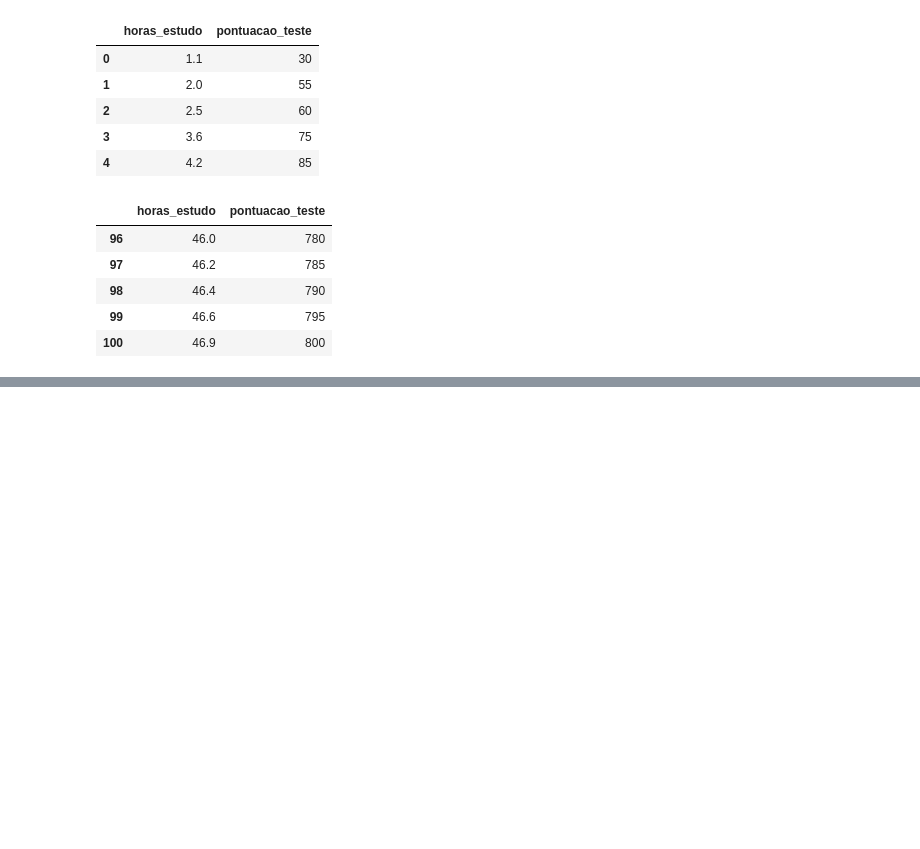
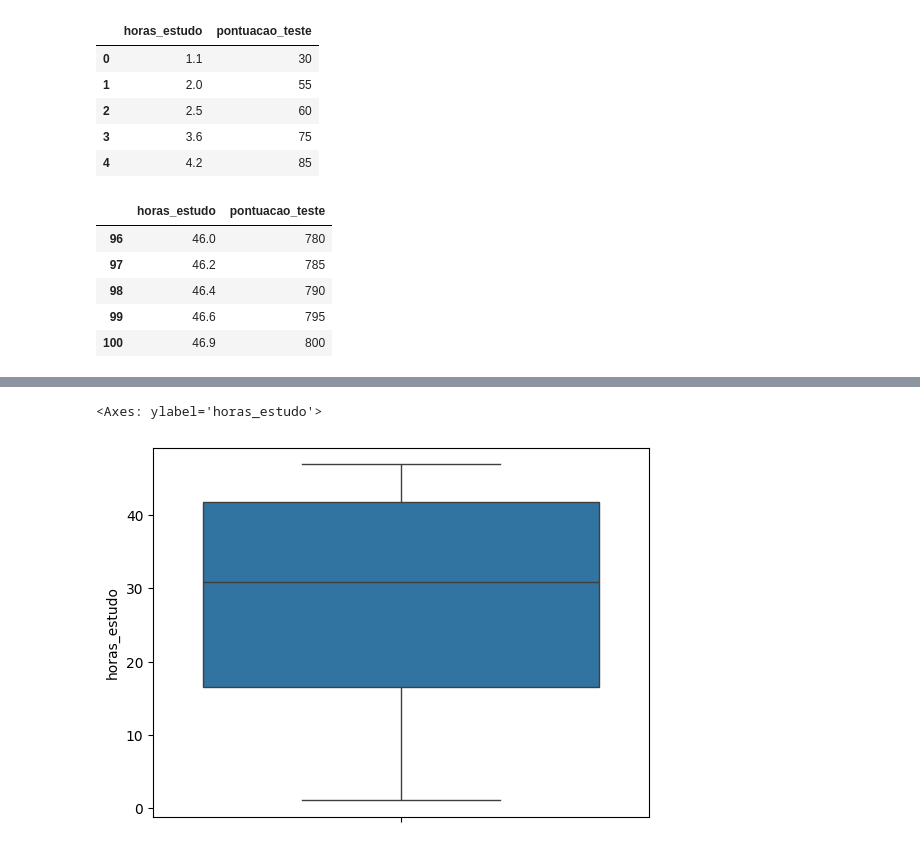
Before and after one commit to angelomedeiros/formacao-ia-regressao-linear-simples, a Jupyter notebook: modelo_pontuacao.ipynb, the cells around one changed output, grey strips where cells are left out. Cells and saved outputs as stored; diff of their text form; code cells hidden in the pictures; blank space fills up the shorter version.

```diff
--- a/modelo_pontuacao.ipynb
+++ b/modelo_pontuacao.ipynb
@@ -46,0 +70,6 @@ df_pontuacao.tail()
+# %%
+# Verificar se temos outliers
+sns.boxplot(data=df_pontuacao, y='horas_estudo')
+# %% [output]
+<Axes: ylabel='horas_estudo'>
+[figure, added]
```
Also changed, not shown: parts of 8 cells of this notebook.
